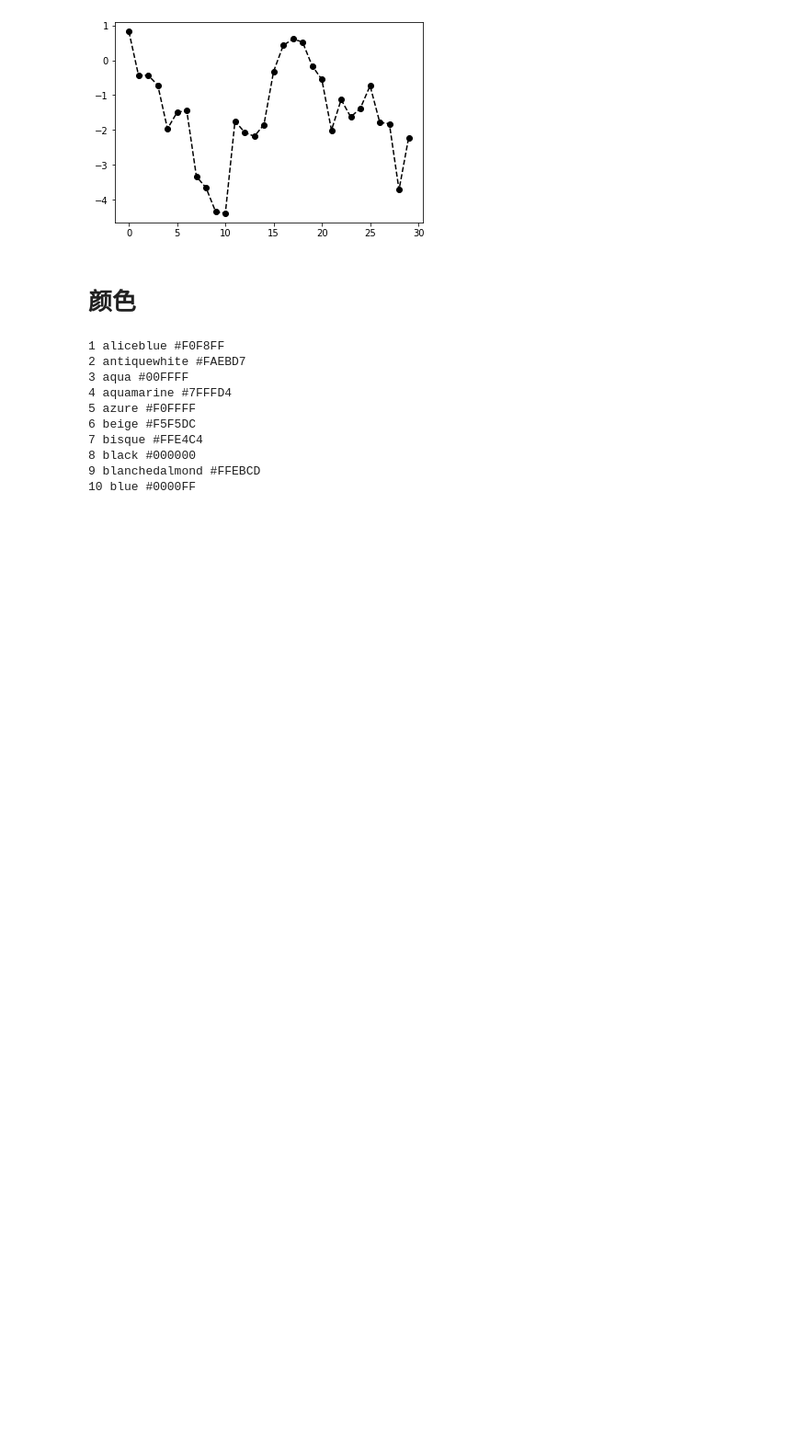
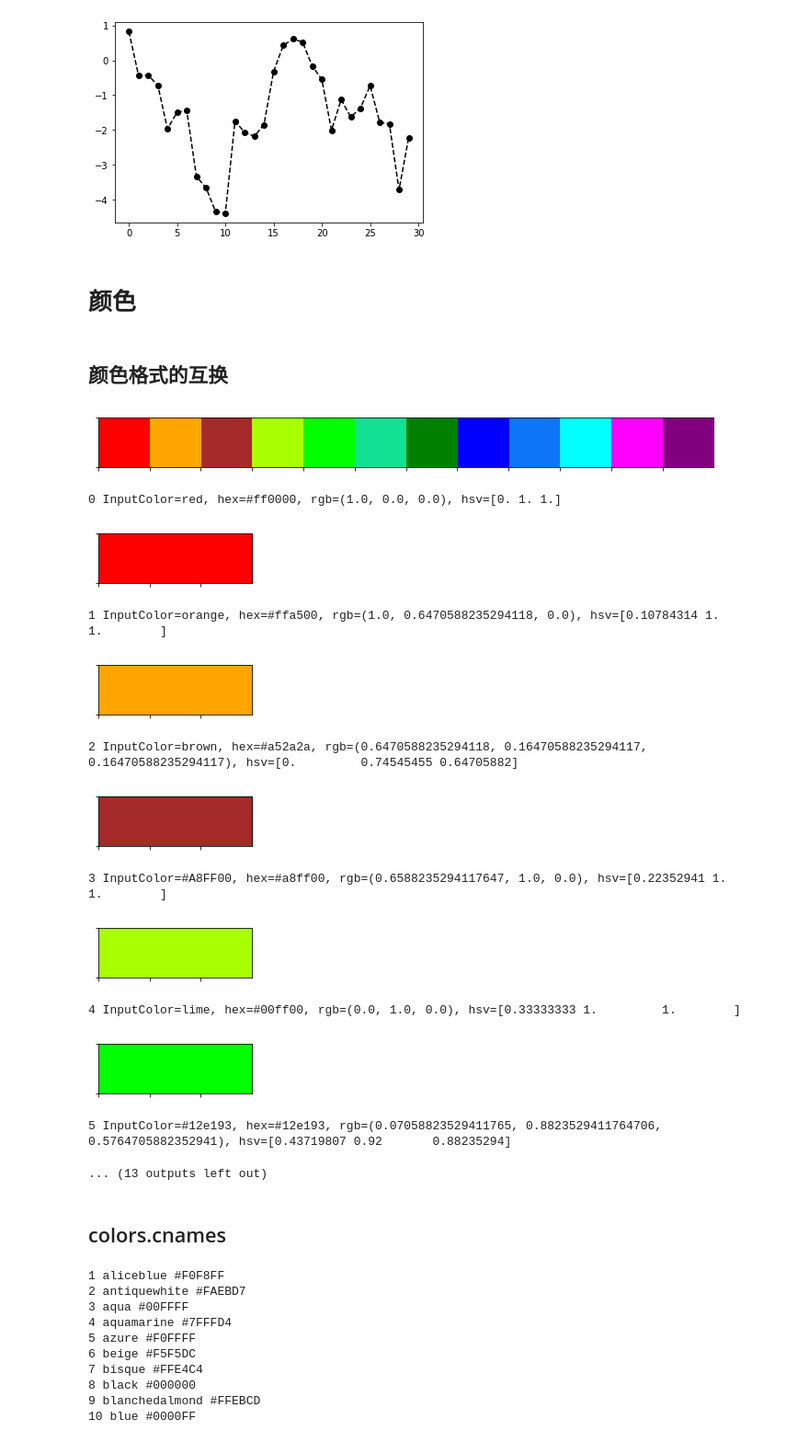
Before and after one commit to DawnEve/ML_MachineLearning, a Jupyter notebook: pythonPKG/matplotlib_demo.ipynb, the cells around one changed output. Shown at 92% size. Saved outputs shown, nothing was run; the diff lists cells and outputs as text; code cells hidden in the pictures; blank space fills up the shorter version.

```diff
--- a/pythonPKG/matplotlib_demo.ipynb
+++ b/pythonPKG/matplotlib_demo.ipynb
@@ -1010,6 +1017,43 @@ plt.plot(X, color='k', linestyle='dashed',marker='o') #设置标记(marker)
 [figure]
 # %% [markdown]
 # 颜色
+# %% [markdown]
+## 颜色格式的互换
+# %%
+import matplotlib.pyplot as plt
+from matplotlib import colors as mcolors
+import seaborn as sns
+
+c3=['red','orange','brown', '#A8FF00','lime', '#12e193','green','blue','#0d75f8','cyan','#FF00FF','purple']
+sns.palplot( c3 )
+plt.show()
+
+for i,color in enumerate(c3):
+    rgb=mcolors.to_rgba(color)[:3] #变为rgba。第一步
+    #
+    hexC=mcolors.rgb2hex(rgb); #rgb变16进制
+    hsv=mcolors.rgb_to_hsv(rgb) #rgb变hsv
+    print("%d InputColor=%s, hex=%s, rgb=%s, hsv=%s" % (i,str(color),str(hexC), str(rgb), str(hsv) ) )
+    #
+    # 目测颜色
+    sns.palplot(rgb)
+    plt.show()
+# %% [output]
+[figure, added]
+0 InputColor=red, hex=#ff0000, rgb=(1.0, 0.0, 0.0), hsv=[0. 1. 1.]
+[figure, added]
+1 InputColor=orange, hex=#ffa500, rgb=(1.0, 0.6470588235294118, 0.0), hsv=[0.10784314 1.         1.        ]
+[figure, added]
+2 InputColor=brown, hex=#a52a2a, rgb=(0.6470588235294118, 0.16470588235294117, 0.16470588235294117), hsv=[0.         0.74545455 0.64705882]
+[figure, added]
+3 InputColor=#A8FF00, hex=#a8ff00, rgb=(0.6588235294117647, 1.0, 0.0), hsv=[0.22352941 1.         1.        ]
+[figure, added]
+4 InputColor=lime, hex=#00ff00, rgb=(0.0, 1.0, 0.0), hsv=[0.33333333 1.         1.        ]
+[figure, added]
+5 InputColor=#12e193, hex=#12e193, rgb=(0.07058823529411765, 0.8823529411764706, 0.5764705882352941), hsv=[0.43719807 0.92       0.88235294]
+... (13 outputs left out)
+# %% [markdown]
+## colors.cnames
 # %%
 import matplotlib
 i=0
```
Also changed, not shown: parts of 36 cells of this notebook, 13 other files.
